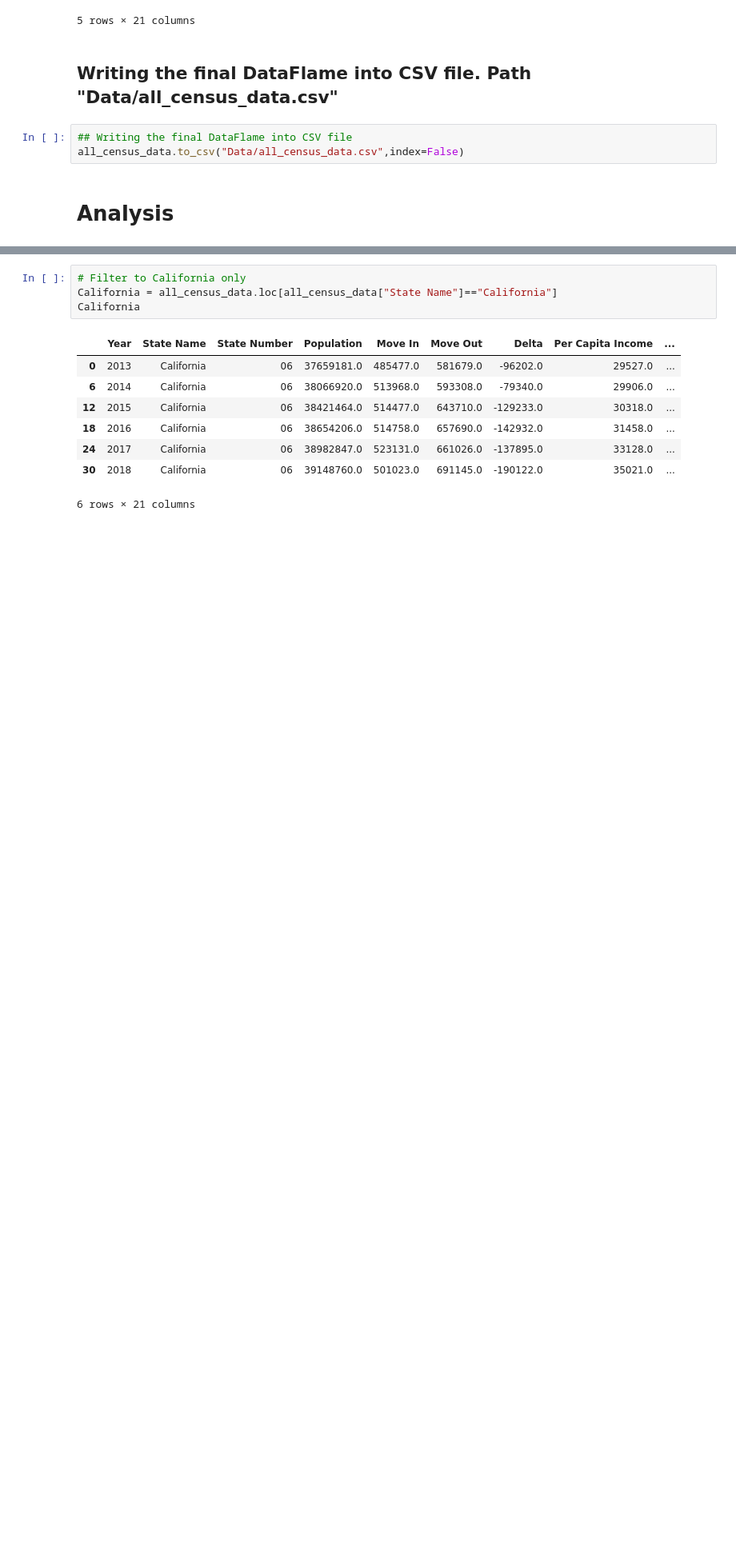
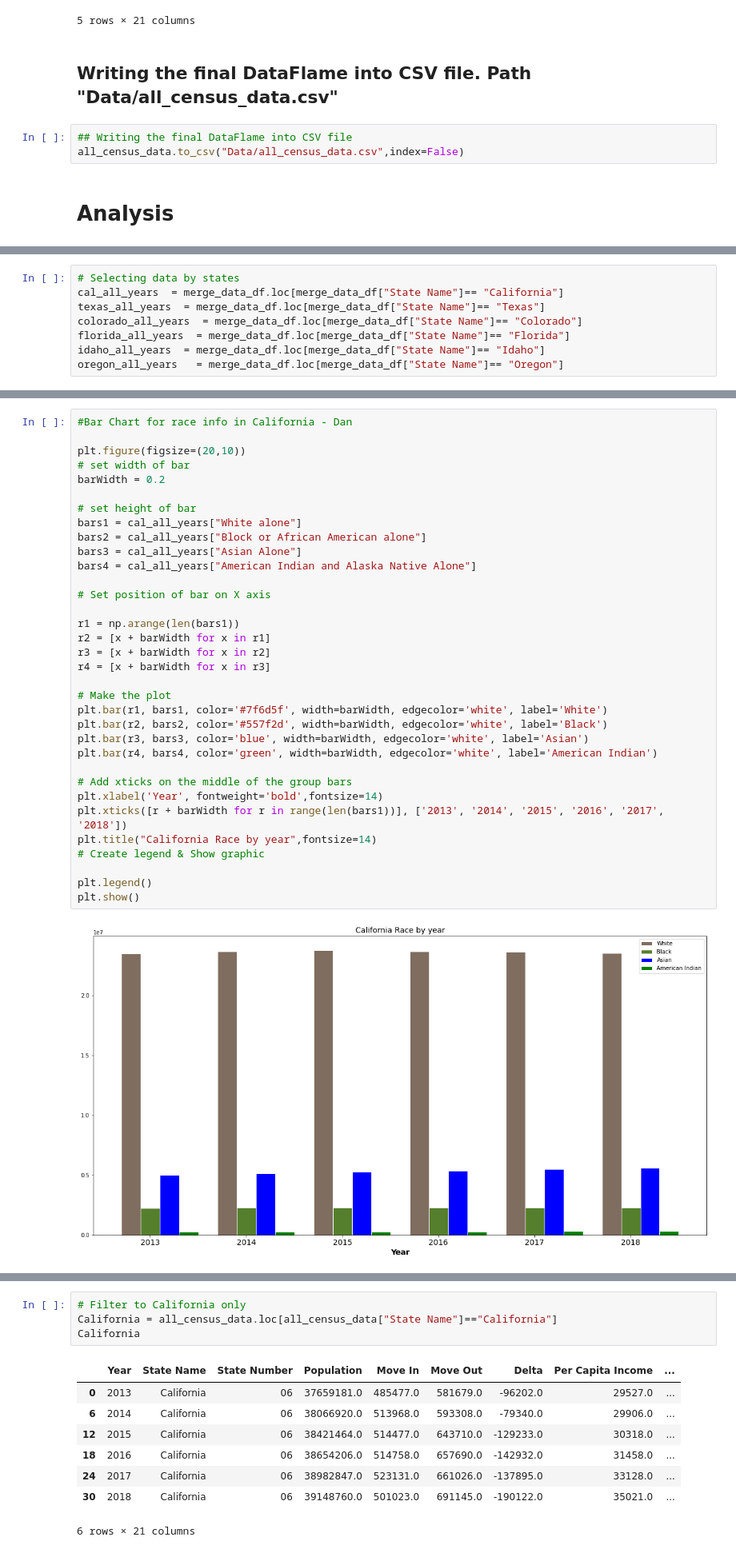
Before and after one commit to J3N1/UCI-Project-1-Team7, a Jupyter notebook: final_script.ipynb, the cells around one changed output, grey strips where cells are left out. Shown at 80% size. Cells and saved outputs as stored; diff of their text form; blank space fills up the shorter version.

```diff
--- a/final_script.ipynb
+++ b/final_script.ipynb
@@ -193,0 +192,8 @@ all_census_data.to_csv("Data/all_census_data.csv",index=False)
+# %%
+# Selecting data by states
+cal_all_years  = merge_data_df.loc[merge_data_df["State Name"]== "California"]
+texas_all_years  = merge_data_df.loc[merge_data_df["State Name"]== "Texas"]
+colorado_all_years  = merge_data_df.loc[merge_data_df["State Name"]== "Colorado"]
+florida_all_years  = merge_data_df.loc[merge_data_df["State Name"]== "Florida"]
+idaho_all_years  = merge_data_df.loc[merge_data_df["State Name"]== "Idaho"]
+oregon_all_years   = merge_data_df.loc[merge_data_df["State Name"]== "Oregon"]
@@ -193,0 +202,36 @@ all_census_data.to_csv("Data/all_census_data.csv",index=False)
+# %%
+#Bar Chart for race info in California - Dan
+
+plt.figure(figsize=(20,10))
+# set width of bar
+barWidth = 0.2
+
+# set height of bar
+bars1 = cal_all_years["White alone"]
+bars2 = cal_all_years["Block or African American alone"]
+bars3 = cal_all_years["Asian Alone"]
+bars4 = cal_all_years["American Indian and Alaska Native Alone"]
+
+# Set position of bar on X axis
+
+r1 = np.arange(len(bars1))
+r2 = [x + barWidth for x in r1]
+r3 = [x + barWidth for x in r2]
+r4 = [x + barWidth for x in r3]
+
+# Make the plot
+plt.bar(r1, bars1, color='#7f6d5f', width=barWidth, edgecolor='white', label='White')
+plt.bar(r2, bars2, color='#557f2d', width=barWidth, edgecolor='white', label='Black')
+plt.bar(r3, bars3, color='blue', width=barWidth, edgecolor='white', label='Asian')
+plt.bar(r4, bars4, color='green', width=barWidth, edgecolor='white', label='American Indian')
+
+# Add xticks on the middle of the group bars
+plt.xlabel('Year', fontweight='bold',fontsize=14)
+plt.xticks([r + barWidth for r in range(len(bars1))], ['2013', '2014', '2015', '2016', '2017', '2018'])
+plt.title("California Race by year",fontsize=14)
+# Create legend & Show graphic
+
+plt.legend()
+plt.show()
+# %% [output]
+[figure, added]
```
Also changed, not shown: parts of 18 cells of this notebook.
